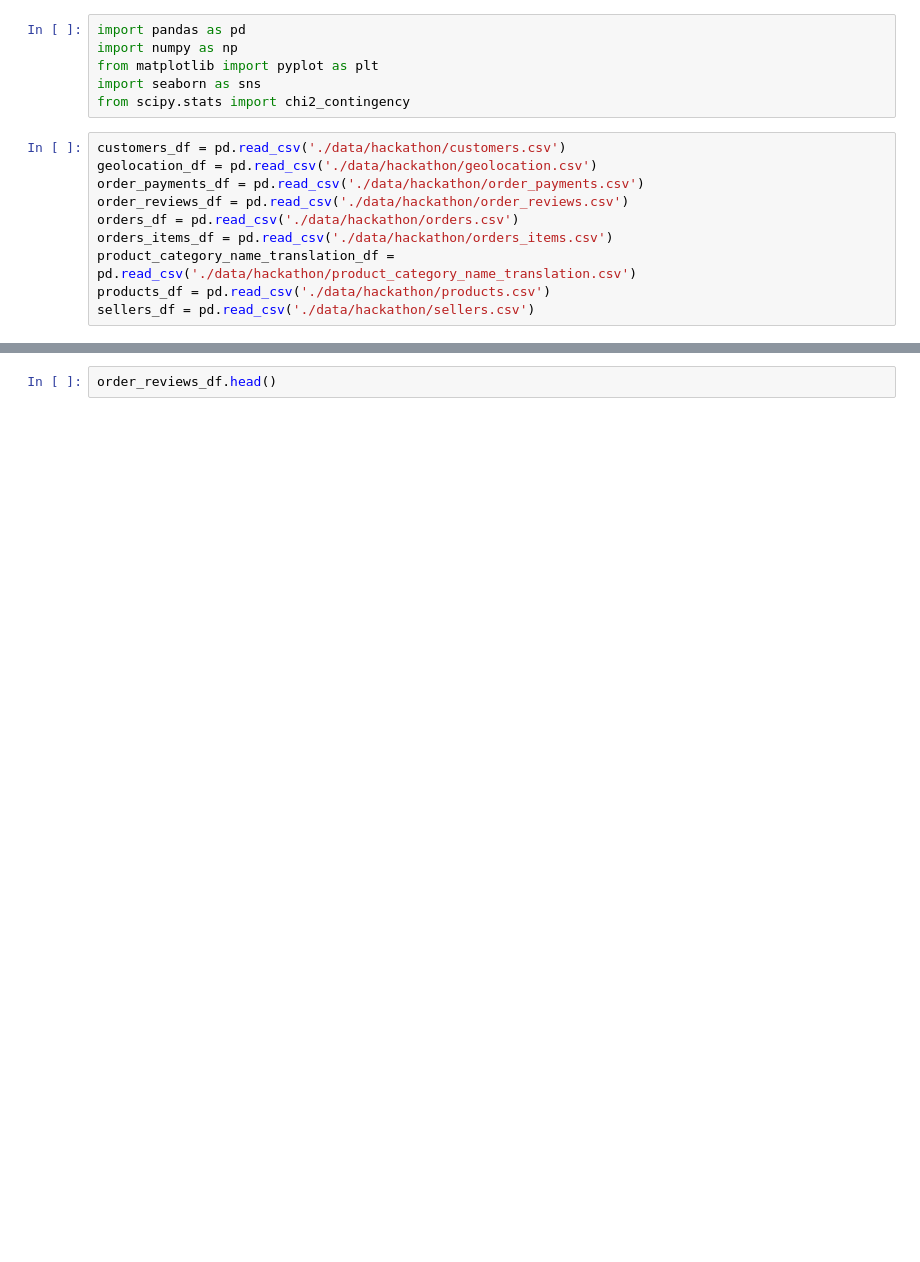
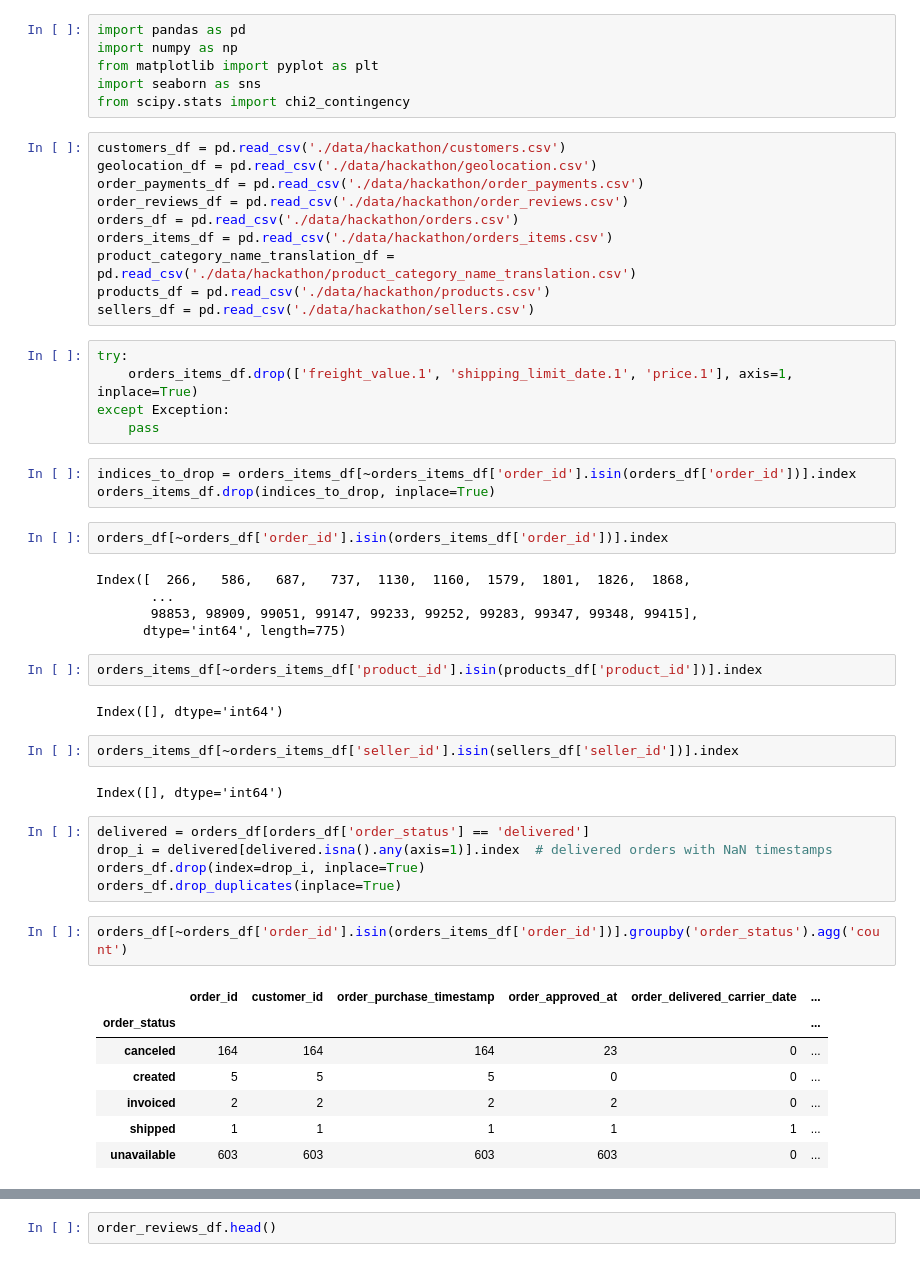
Before and after one commit to barly13/rostelecom_hackathon, a Jupyter notebook: EDA.ipynb, the cells around one changed output, grey strips where cells are left out. Saved outputs shown, nothing was run; the diff lists cells and outputs as text; blank space fills up the shorter version.

```diff
--- a/EDA.ipynb
+++ b/EDA.ipynb
@@ -14,4 +14,42 @@ orders_items_df = pd.read_csv('./data/hackathon/orders_items.csv')
 product_category_name_translation_df = pd.read_csv('./data/hackathon/product_category_name_translation.csv')
 products_df = pd.read_csv('./data/hackathon/products.csv')
 sellers_df = pd.read_csv('./data/hackathon/sellers.csv')
+# %%
+try:
+    orders_items_df.drop(['freight_value.1', 'shipping_limit_date.1', 'price.1'], axis=1, inplace=True)
+except Exception:
+    pass
+# %%
+indices_to_drop = orders_items_df[~orders_items_df['order_id'].isin(orders_df['order_id'])].index
+orders_items_df.drop(indices_to_drop, inplace=True)
+# %%
+orders_df[~orders_df['order_id'].isin(orders_items_df['order_id'])].index
+# %% [output]
+Index([  266,   586,   687,   737,  1130,  1160,  1579,  1801,  1826,  1868,
+       ...
+       98853, 98909, 99051, 99147, 99233, 99252, 99283, 99347, 99348, 99415],
+      dtype='int64', length=775)
+# %%
+orders_items_df[~orders_items_df['product_id'].isin(products_df['product_id'])].index
+# %% [output]
+Index([], dtype='int64')
+# %%
+orders_items_df[~orders_items_df['seller_id'].isin(sellers_df['seller_id'])].index
+# %% [output]
+Index([], dtype='int64')
+# %%
+delivered = orders_df[orders_df['order_status'] == 'delivered']
+drop_i = delivered[delivered.isna().any(axis=1)].index  # delivered orders with NaN timestamps
+orders_df.drop(index=drop_i, inplace=True)
+orders_df.drop_duplicates(inplace=True)
+# %%
+orders_df[~orders_df['order_id'].isin(orders_items_df['order_id'])].groupby('order_status').agg('count')
+# %% [output]
+|  | order_id | customer_id | order_purchase_timestamp | order_approved_at | order_delivered_carrier_date | ... |
+| order_status |  |  |  |  |  | ... |
+| canceled | 164 | 164 | 164 | 23 | 0 | ... |
+| created | 5 | 5 | 5 | 0 | 0 | ... |
+| invoiced | 2 | 2 | 2 | 2 | 0 | ... |
+| shipped | 1 | 1 | 1 | 1 | 1 | ... |
+| unavailable | 603 | 603 | 603 | 603 | 0 | ... |
 # %%
```
Also changed, not shown: parts of 6 cells of this notebook, 14 other files.
